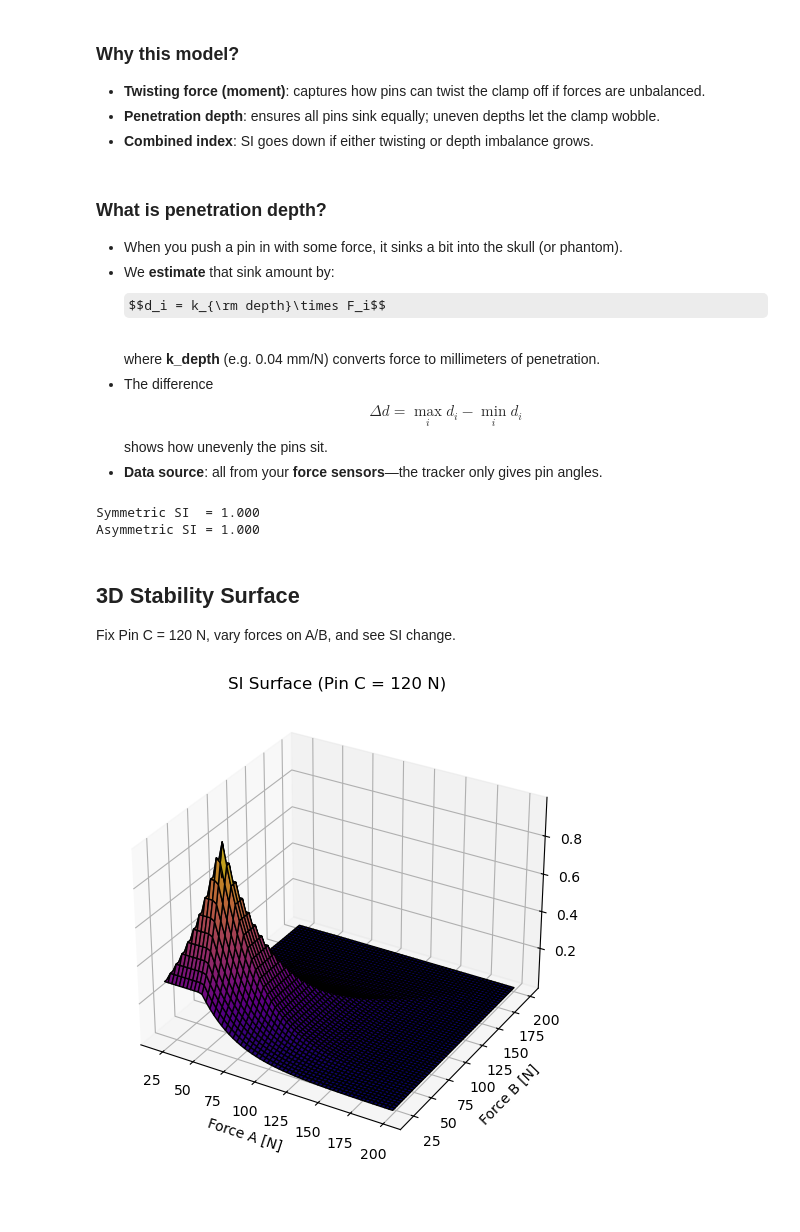
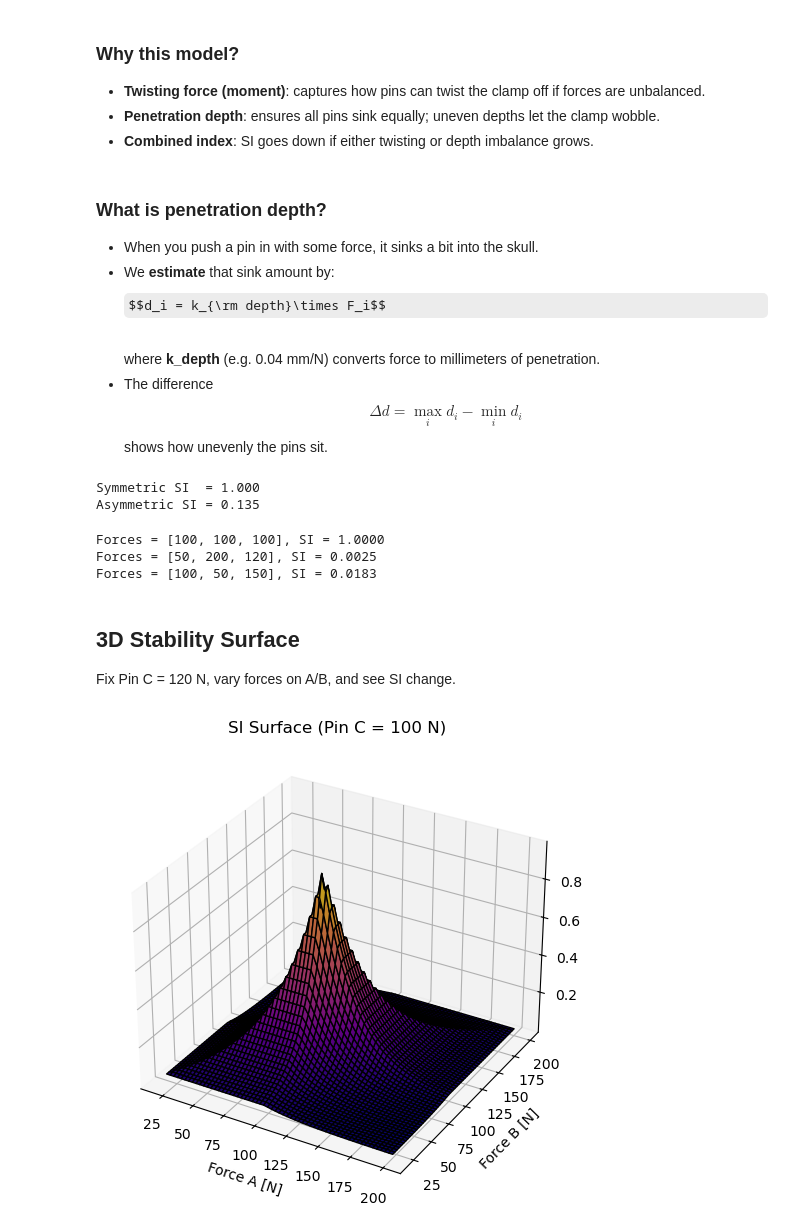
Before and after one commit to HamedShabani/DiSC, a Jupyter notebook: DiSC_advanced_stability_notebook.ipynb, the cells around one changed output. Drawn from its saved outputs; the diff is of its cells as text; code cells hidden in the pictures; some formulas as TeX source; blank space fills up the shorter version.

```diff
--- a/DiSC_advanced_stability_notebook.ipynb
+++ b/DiSC_advanced_stability_notebook.ipynb
@@ -64,46 +64,55 @@ def evaluate_clamp_basic(forces_N, phis_deg,
 - **Combined index**: SI goes down if either twisting or depth imbalance grows.
 # %% [markdown]
 ### What is penetration depth?
-- When you push a pin in with some force, it sinks a bit into the skull (or phantom).
+- When you push a pin in with some force, it sinks a bit into the skull.
 - We **estimate** that sink amount by:
   $$d_i = k_{\rm depth}\times F_i$$
   where **k_depth** (e.g. 0.04 mm/N) converts force to millimeters of penetration.
 - The difference $$\Delta d = \max_i d_i - \min_i d_i$$ shows how unevenly the pins sit.
-- **Data source**: all from your **force sensors**—the tracker only gives pin angles.
 # %%
 # Single-case examples
 SI_sym = evaluate_clamp_basic([100,100,100], [0,120,240])
-SI_asym = evaluate_clamp_basic([100,100,100], [0,100,260])
+# Asymmetric case
+SI_asym = evaluate_clamp_basic([50,100,100], [0,120,240])
 print(f"Symmetric SI  = {SI_sym:.3f}")
 print(f"Asymmetric SI = {SI_asym:.3f}")
 # %% [output]
 Symmetric SI  = 1.000
-Asymmetric SI = 1.000
+Asymmetric SI = 0.135
+# %%
+# Test unequal forces
+for forces in ([100,100,100], [50,200,120], [100,50,150]):
+    SI = evaluate_clamp_basic(forces, [0, 120, 240])
+    print(f"Forces = {forces}, SI = {SI:.4f}")
+# %% [output]
+Forces = [100, 100, 100], SI = 1.0000
+Forces = [50, 200, 120], SI = 0.0025
+Forces = [100, 50, 150], SI = 0.0183
 # %% [markdown]
 ## 3D Stability Surface
 Fix Pin C = 120 N, vary forces on A/B, and see SI change.
 # %%
 force_min, force_max, N = 20, 200, 60
 fA = np.linspace(force_min, force_max, N)
 fB = np.linspace(force_min, force_max, N)
 FA, FB = np.meshgrid(fA, fB)
-FC = 50.0
+FC = 100.0
 Z = np.zeros_like(FA)
 for i in range(N):
     for j in range(N):
         Z[i,j] = evaluate_clamp_basic([FA[i,j], FB[i,j], FC], [0,120,240])
 norm_Z = (Z - Z.min())/(Z.max()-Z.min())
 colors = plt.cm.plasma(norm_Z)
 fig = plt.figure(figsize=(8,6))
 ax = fig.add_subplot(111, projection='3d')
 ax.plot_surface(FA, FB, Z, facecolors=colors, rstride=1, cstride=1, edgecolor='k')
 ax.set_xlabel('Force A [N]')
 ax.set_ylabel('Force B [N]')
 ax.set_zlabel('SI')
-ax.set_title('SI Surface (Pin C = 120 N)')
+ax.set_title('SI Surface (Pin C = 100 N)')
 plt.show()
 # %% [output]
-[figure, old version]
+[figure, new version]
 # %%
 # 3D Stability Surfaces for two Pin C values in subplots
 import numpy as np
```
Also changed, not shown: parts of 1 cell of this notebook, 3 other files.
